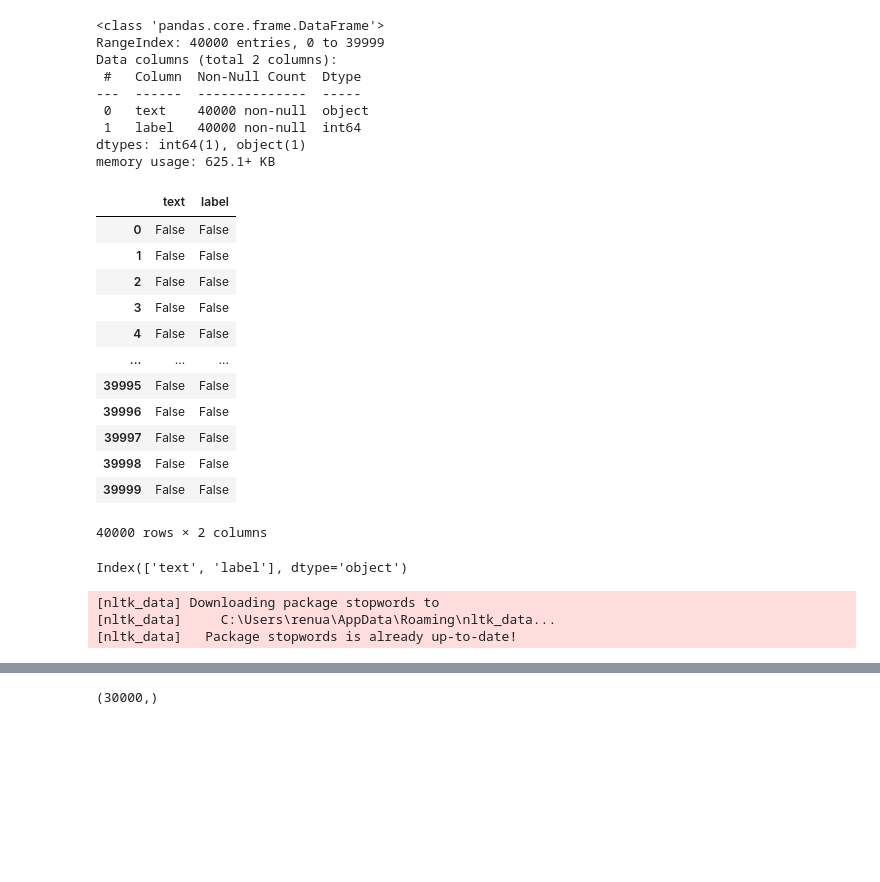
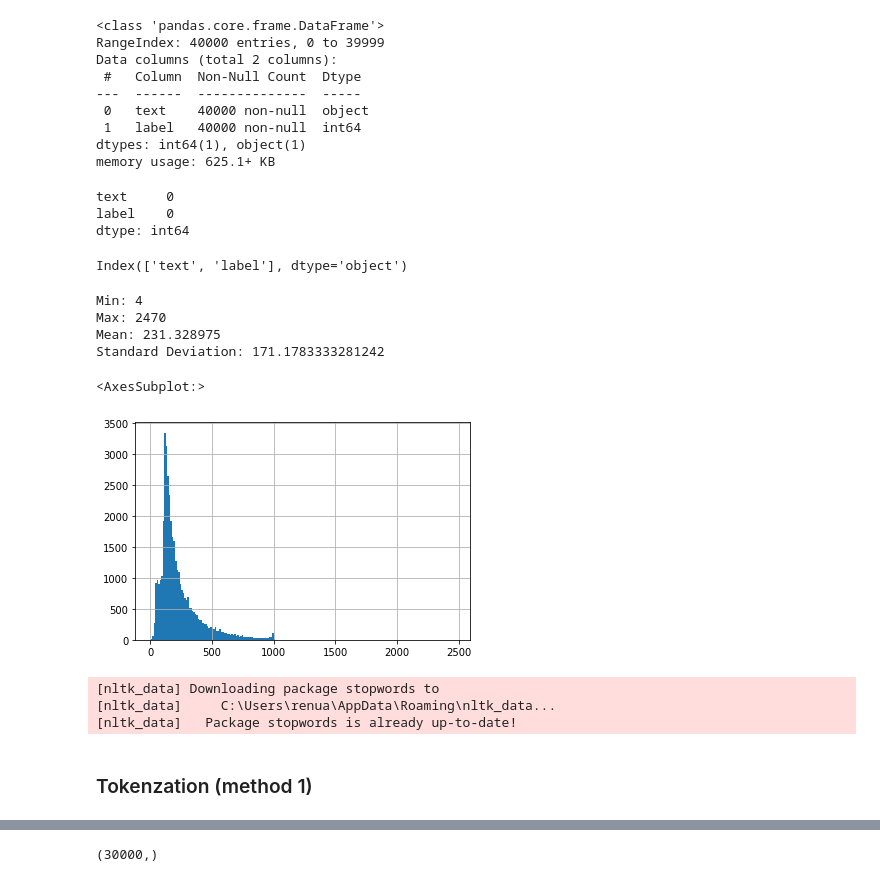
Before and after one commit to Renua-Meireles/sentiment-analisys-with-MLP, a Jupyter notebook: MLP_Sentiment_Analysis_(PIBIC_2021).ipynb, the cells around one changed output, grey strips where cells are left out. Saved outputs shown, nothing was run; the diff lists cells and outputs as text; code cells hidden in the pictures; blank space fills up the shorter version.

```diff
--- a/MLP_Sentiment_Analysis_(PIBIC_2021).ipynb
+++ b/MLP_Sentiment_Analysis_(PIBIC_2021).ipynb
@@ -53,25 +55,33 @@ Data columns (total 2 columns):
 dtypes: int64(1), object(1)
 memory usage: 625.1+ KB
 # %%
-df.isnull()
+df.isnull().sum()
 # %% [output]
-|  | text | label |
-| 0 | False | False |
-| 1 | False | False |
-| 2 | False | False |
-| 3 | False | False |
-| 4 | False | False |
-| ... | ... | ... |
-| 39995 | False | False |
-| 39996 | False | False |
-| 39997 | False | False |
-| 39998 | False | False |
-| 39999 | False | False |
-40000 rows × 2 columns
+text     0
+label    0
+dtype: int64
 # %%
 df.columns
 # %% [output]
 Index(['text', 'label'], dtype='object')
+# %%
+df['word_count'] = df['text'].apply(lambda x: len(x.split(' ')))
+
+# print word count statistics
+print('Min:', df['word_count'].min())
+print('Max:', df['word_count'].max())
+print('Mean:', df['word_count'].mean())
+print('Standard Deviation:', df['word_count'].std())
+
+#show the distribution of word count
+df['word_count'].hist(bins=200)
+# %% [output]
+Min: 4
+Max: 2470
+Mean: 231.328975
+Standard Deviation: 171.1783333281242
+<AxesSubplot:>
+[figure, added]
 # %%
 import nltk
 from nltk import word_tokenize
@@ -89,0 +100,2 @@ train_x, test_x, y_train, y_test = train_test_split(df.text,df.label, test_size=
+# %% [markdown]
+### Tokenzation (method 1)
```
Also changed, not shown: parts of 18 cells of this notebook.
